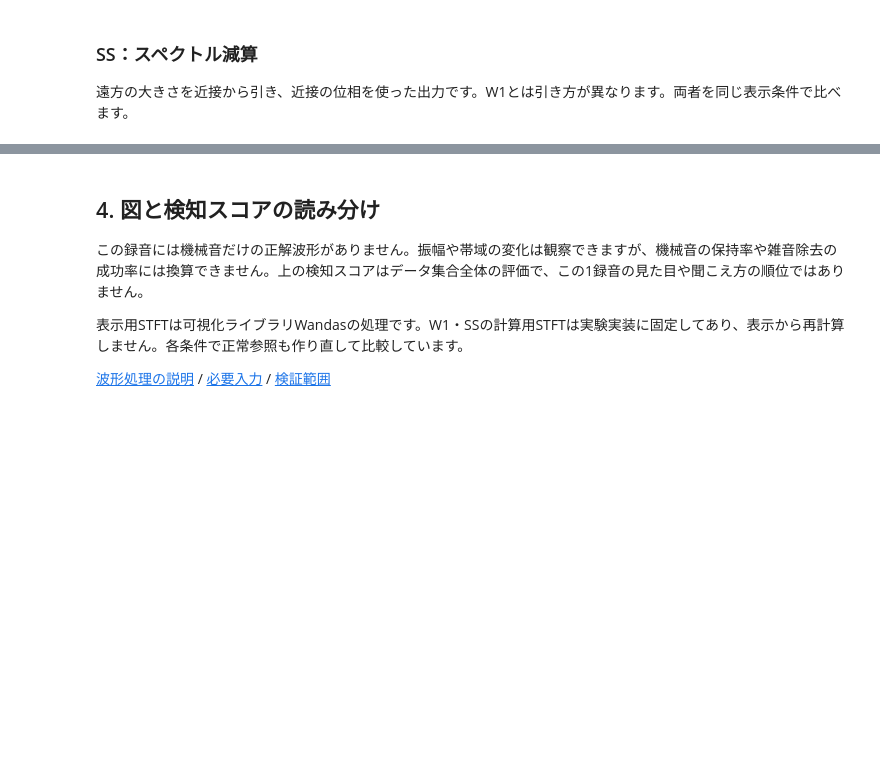
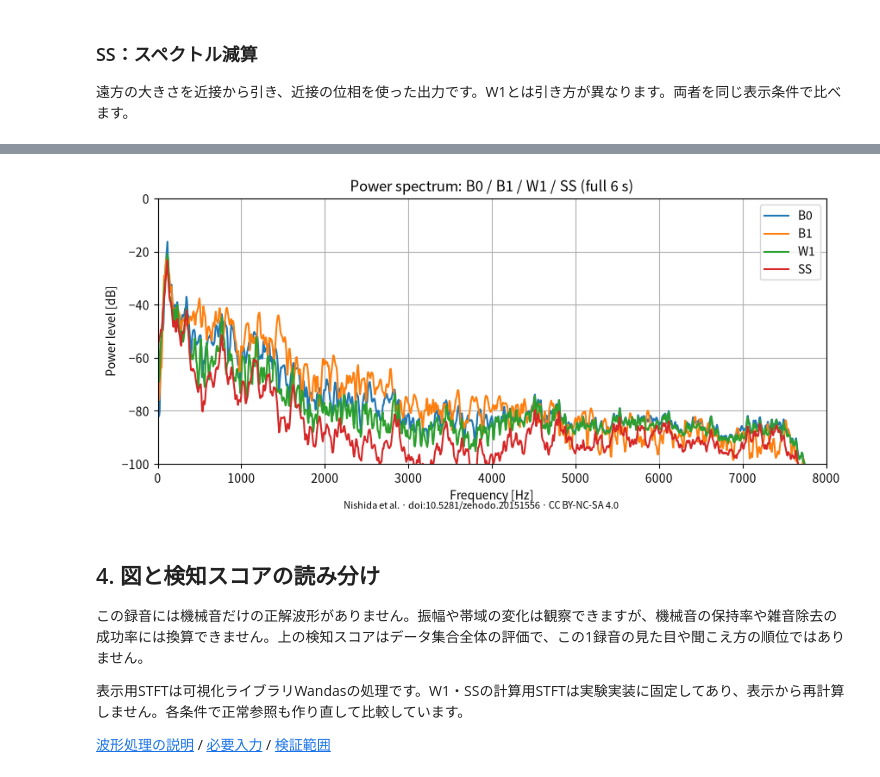
Before and after one commit to kasahart/asd-experiments, a Jupyter notebook: notebooks/02_b0_b1_w1_ss.ipynb, the cells around one changed output, grey strips where cells are left out. Saved outputs shown, nothing was run; the diff lists cells and outputs as text; code cells hidden in the pictures; blank space fills up the shorter version.

```diff
--- a/notebooks/02_b0_b1_w1_ss.ipynb
+++ b/notebooks/02_b0_b1_w1_ss.ipynb
@@ -151,3 +169,16 @@ for fig in figures or []:
+# %%
+comparison = recordings["b0"].rename_channels({0: "B0"})
+for condition in ("b1", "w1", "ss"):
+    comparison = comparison.concat_frame(
+        recordings[condition].rename_channels({0: condition.upper()}))
+ax = comparison.welch(n_fft=2048).plot(
+    overlay=True, title="Power spectrum: B0 / B1 / W1 / SS (full 6 s)",
+    xlim=(0, 8000), ylim=(-100, 0), ylabel="Power level [dB]")
+ax.figure.text(.5, -.02, "Nishida et al. · doi:10.5281/zenodo.20151556 · CC BY-NC-SA 4.0",
+               ha="center", fontsize=8)
+plt.show()
+# %% [output]
+[figure, added]
 # %% [markdown]
 ## 4. 図と検知スコアの読み分け
 
```
Also changed, not shown: parts of 9 cells of this notebook, 4 other files.
